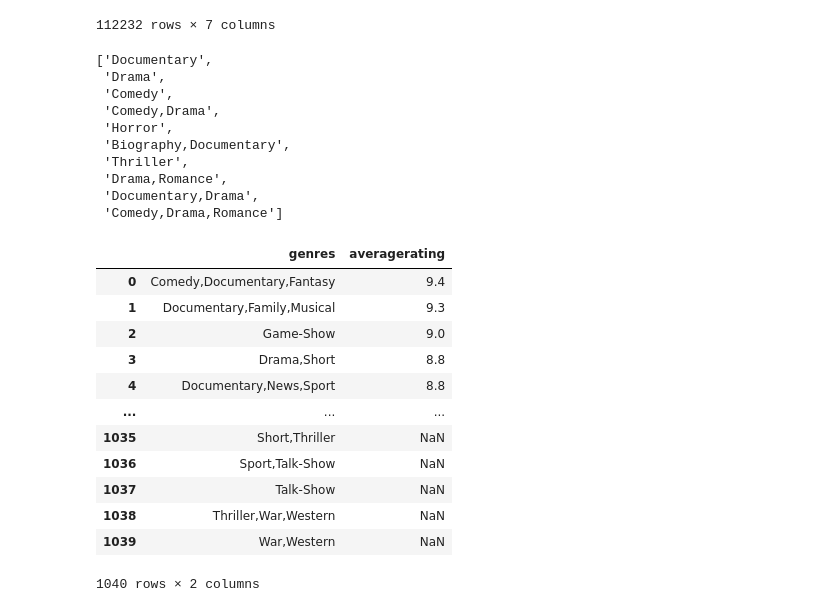
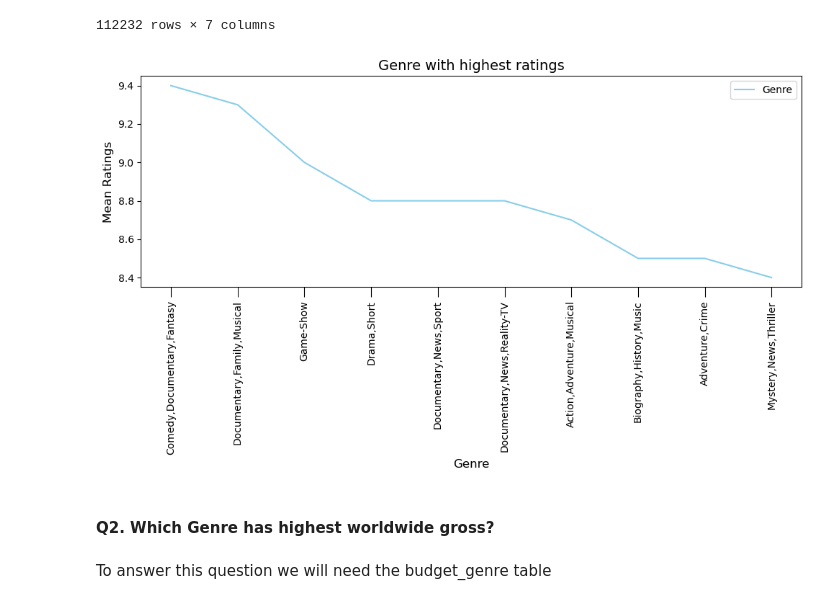
Before and after one commit to wanjikuciku/Phase-1-Project, a Jupyter notebook: project.ipynb, the cells around one changed output. Drawn from its saved outputs; the diff is of its cells as text; code cells hidden in the pictures.

```diff
--- a/project.ipynb
+++ b/project.ipynb
@@ -784,59 +796,39 @@ basics_and_ratings
 | tt9916190 | Safeguard | Safeguard | 2019 | 90.0 | Drama,Thriller | NaN | NaN |
 | tt9916538 | Kuambil Lagi Hatiku | Kuambil Lagi Hatiku | 2019 | 123.0 | Drama | NaN | NaN |
 112232 rows × 7 columns
-# %%
-genre_counts = basics_and_ratings['genres'].value_counts()
-top_10_genres = genre_counts.index[:10].to_list()
-top_10_genres
-# %% [output]
-['Documentary',
- 'Drama',
- 'Comedy',
- 'Comedy,Drama',
- 'Horror',
- 'Biography,Documentary',
- 'Thriller',
- 'Drama,Romance',
- 'Documentary,Drama',
- 'Comedy,Drama,Romance']
 # %%
+# set up plots
+fig, ax = plt.subplots(figsize=(10,6))
+
 genre = basics_and_ratings.groupby('genres')
+# created mean_ratings and sorted from largest to smallest
+mean_ratings = genre['averagerating'].mean().sort_values(ascending=False)
 
-mean_ratings = genre['averagerating'].mean().sort_values(ascending=False)
-# mean_ratings.sort_values(ascending=False)
-mean_ratings
-
-# mean_ratings = mean_ratings.sort_values(ascending=False)
-# mean_ratings
 # convert the mean_ratings to a DataFrame
 mean_ratings_df = pd.DataFrame(mean_ratings)
 mean_ratings_df
 # making "genre" a column
 mean_ratings_df = mean_ratings_df.reset_index()
 mean_ratings_df
 
-# ax.bar(mean_ratings_df['genres'].head(), mean_ratings_df['averagerating'].head())
-# # set the respective lables
-# ax.set_title('Genre with highest ratings')
-# ax.set_xlabel('Genre')
-# ax.set_ylabel('Mean Ratings')
+# Plot data
+ax.plot(mean_ratings_df['genres'].values[:10], mean_ratings_df['averagerating'].values[:10], color='skyblue')
+# set the respective lables
+ax.set_title('Genre with highest ratings',size=14)
+ax.set_xlabel('Genre', size=12)
+ax.set_ylabel('Mean Ratings', size=12)
 
-# # rotate the x-axis label for better readability
-# plt.xticks(rotation = 45)
+ax.legend(['Genre'])
 
-# # adjust layout to prevent lables from being cut off
-# plt.tight_layout();
+
+# rotate the x-axis label for better readability
+ax.tick_params(axis = 'x', rotation = 90, size=10)
+
+# adjusting the spacing between subplots
+plt.tight_layout();
 # %% [output]
-|  | genres | averagerating |
-| 0 | Comedy,Documentary,Fantasy | 9.4 |
-| 1 | Documentary,Family,Musical | 9.3 |
-| 2 | Game-Show | 9.0 |
-| 3 | Drama,Short | 8.8 |
-| 4 | Documentary,News,Sport | 8.8 |
-| ... | ... | ... |
-| 1035 | Short,Thriller | NaN |
-| 1036 | Sport,Talk-Show | NaN |
-| 1037 | Talk-Show | NaN |
-| 1038 | Thriller,War,Western | NaN |
-| 1039 | War,Western | NaN |
-1040 rows × 2 columns
+[figure, added]
+# %% [markdown]
+#### Q2. Which Genre has highest worldwide gross?
+# %% [markdown]
+To answer this question we will need the budget_genre table
```
Also changed, not shown: parts of 4 cells of this notebook.
